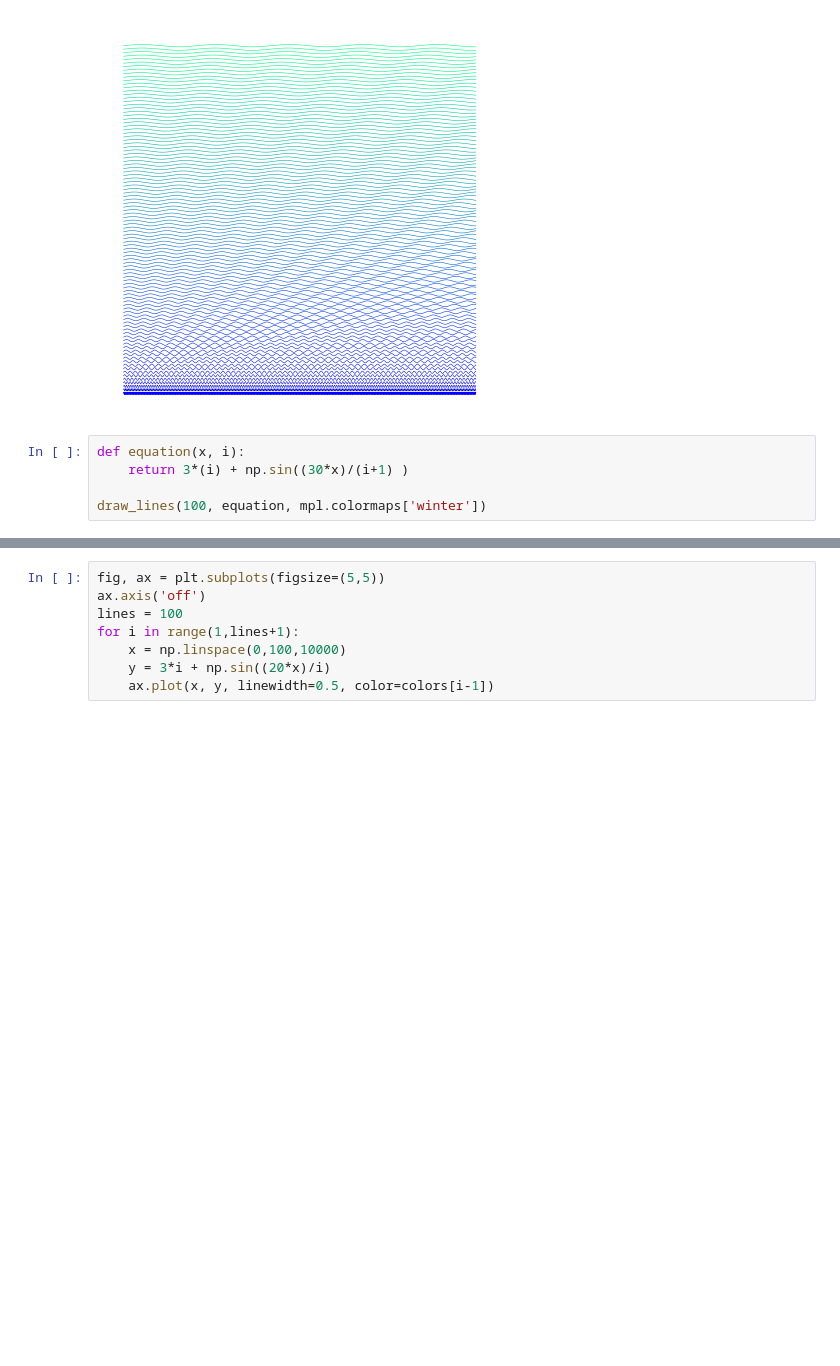
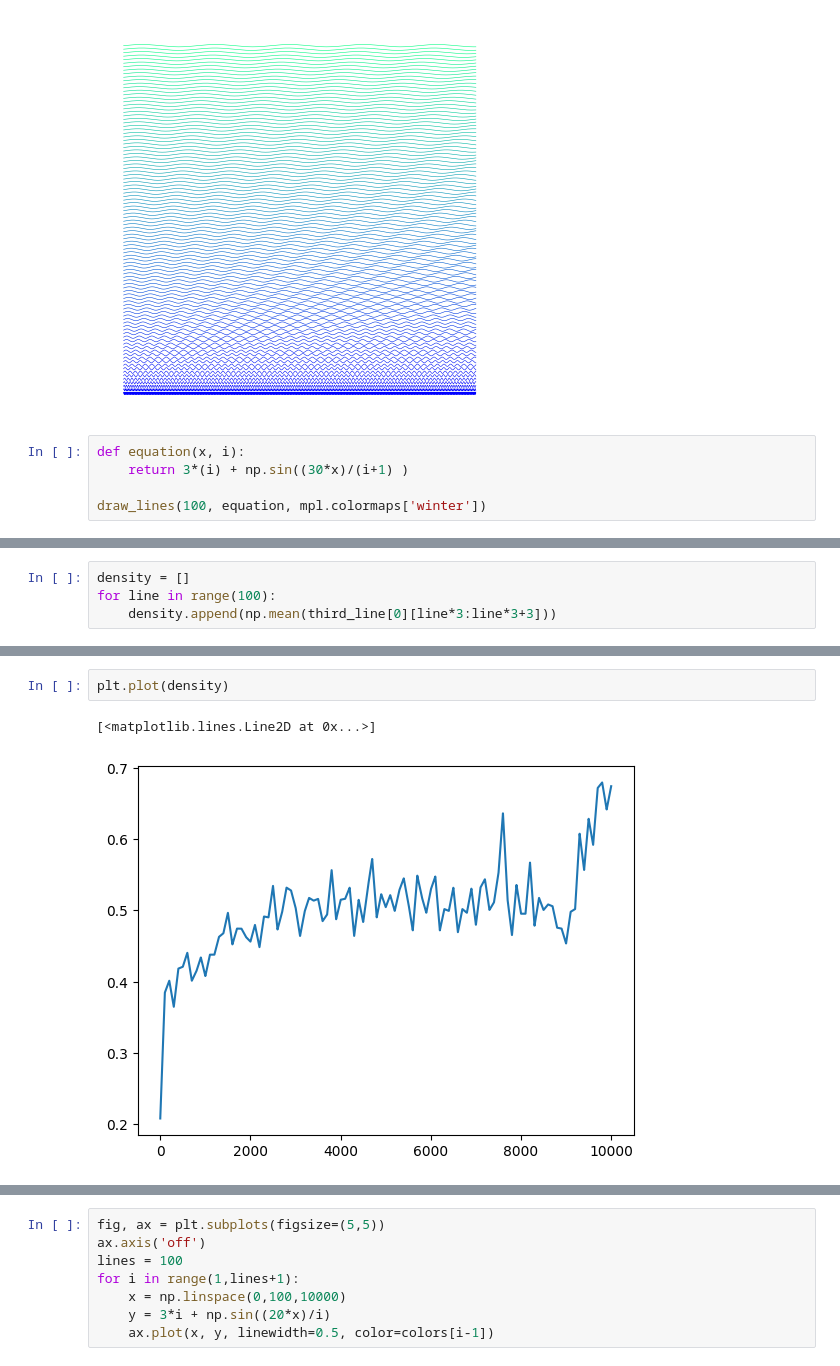
Before and after one commit to Plabrum/polargraph, a Jupyter notebook: drawing/lines.ipynb, the cells around one changed output, grey strips where cells are left out. Drawn from its saved outputs; the diff is of its cells as text; blank space fills up the shorter version.

```diff
--- a/drawing/lines.ipynb
+++ b/drawing/lines.ipynb
@@ -74,0 +94,4 @@ draw_lines(100, equation, mpl.colormaps['winter'])
+# %%
+density = []
+for line in range(100):
+    density.append(np.mean(third_line[0][line*3:line*3+3]))
@@ -74,0 +103,5 @@ draw_lines(100, equation, mpl.colormaps['winter'])
+# %%
+plt.plot(density)
+# %% [output]
+[<matplotlib.lines.Line2D at 0x...>]
+[figure, added]
```
Also changed, not shown: parts of 6 cells of this notebook, 1 other file.
